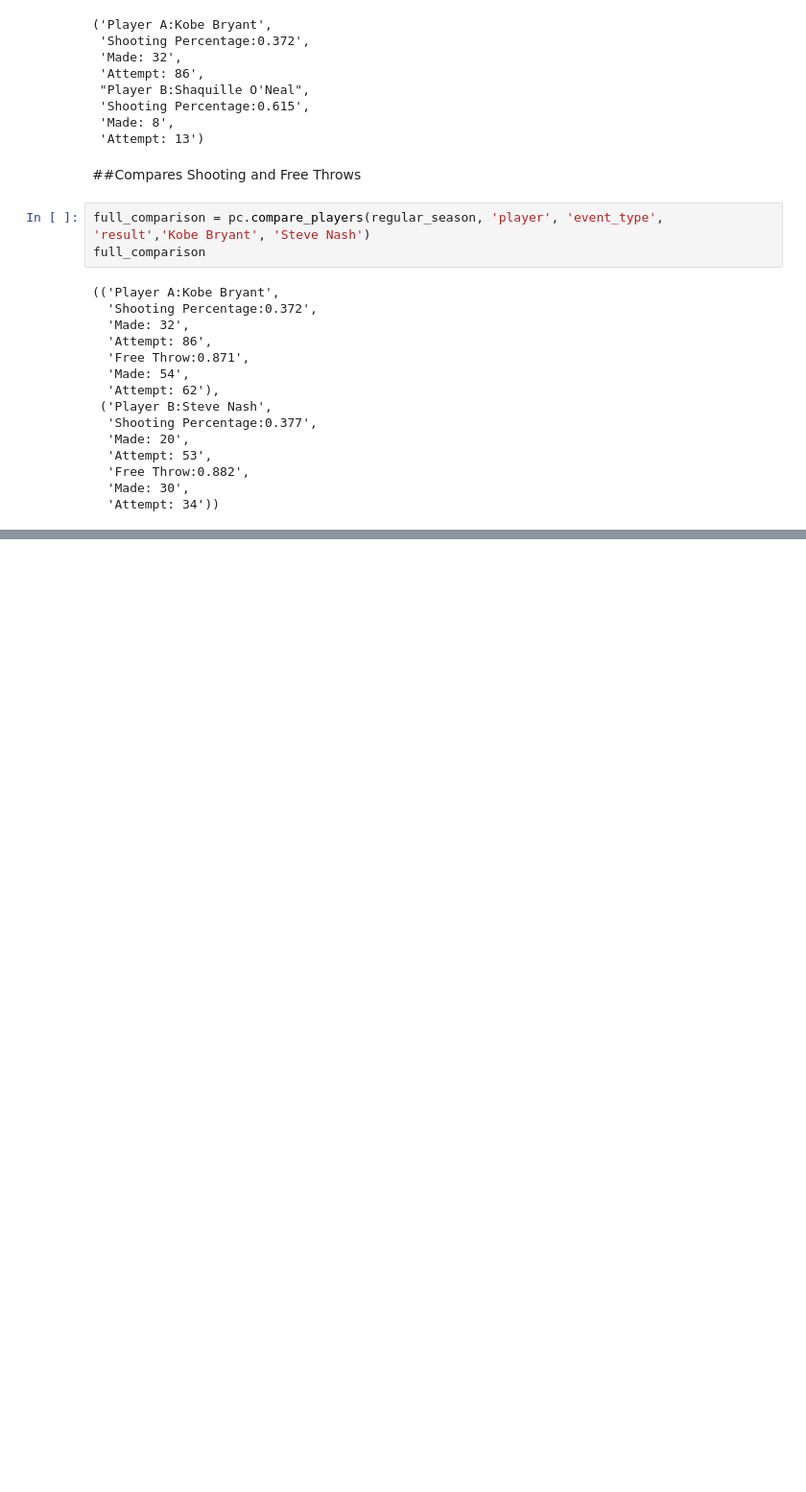
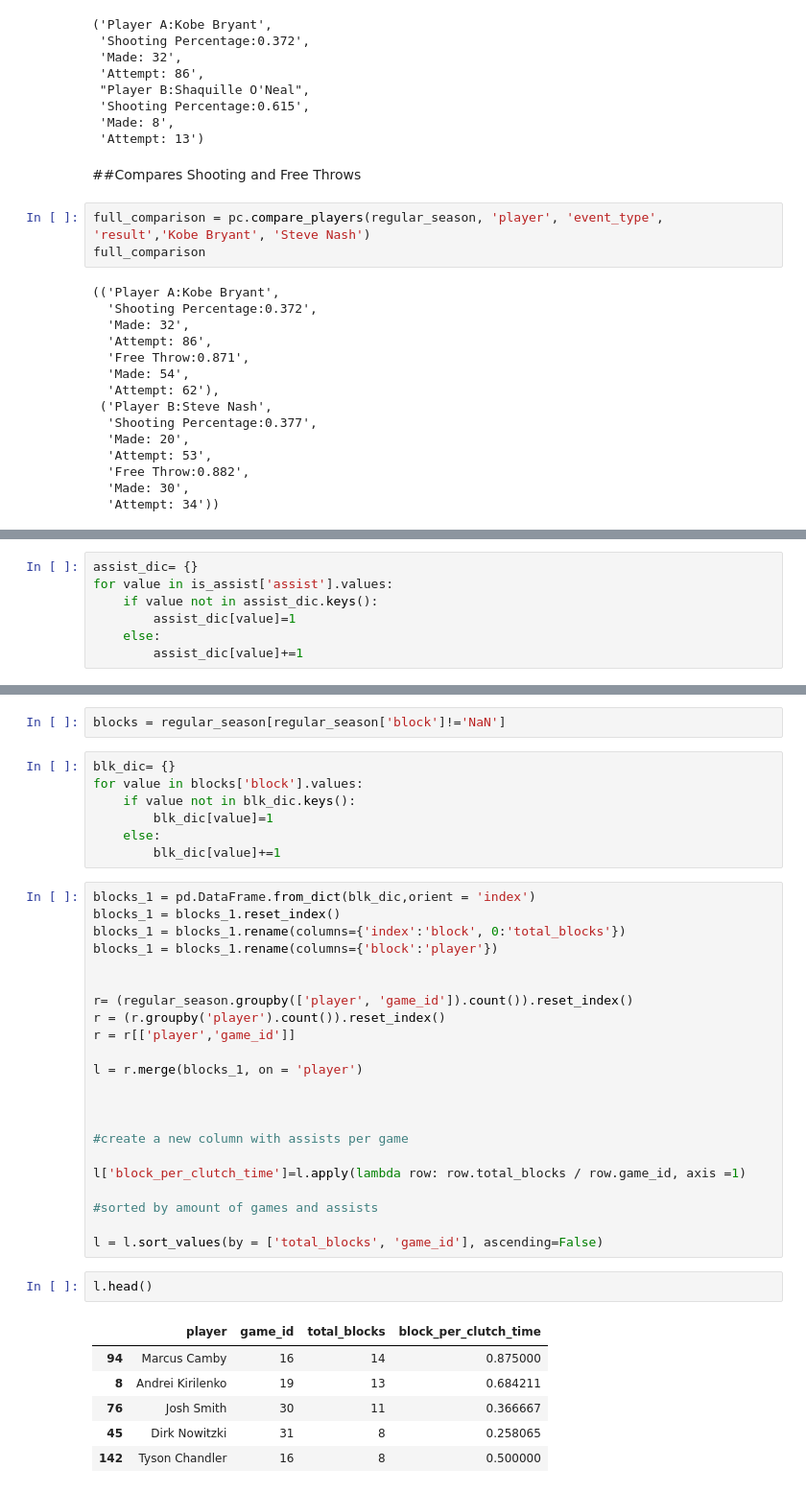
Before and after one commit to deepakchandi/clutch-baller, a Jupyter notebook: Practice(05-06 season).ipynb, the cells around one changed output, grey strips where cells are left out. Shown at 96% size. Cells and saved outputs as stored; diff of their text form; blank space fills up the shorter version.

```diff
--- a/Practice(05-06 season).ipynb
+++ b/Practice(05-06 season).ipynb
@@ -334,0 +213,7 @@ o_reb(regular_season)
+# %%
+assist_dic= {}
+for value in is_assist['assist'].values:
+    if value not in assist_dic.keys():
+        assist_dic[value]=1
+    else:
+        assist_dic[value]+=1
@@ -334,0 +245,40 @@ o_reb(regular_season)
+# %%
+blocks = regular_season[regular_season['block']!='NaN']
+# %%
+blk_dic= {}
+for value in blocks['block'].values:
+    if value not in blk_dic.keys():
+        blk_dic[value]=1
+    else:
+        blk_dic[value]+=1
+# %%
+blocks_1 = pd.DataFrame.from_dict(blk_dic,orient = 'index')
+blocks_1 = blocks_1.reset_index()
+blocks_1 = blocks_1.rename(columns={'index':'block', 0:'total_blocks'})
+blocks_1 = blocks_1.rename(columns={'block':'player'})
+
+
+r= (regular_season.groupby(['player', 'game_id']).count()).reset_index()
+r = (r.groupby('player').count()).reset_index()
+r = r[['player','game_id']]
+
+l = r.merge(blocks_1, on = 'player')
+
+
+
+#create a new column with assists per game
+
+l['block_per_clutch_time']=l.apply(lambda row: row.total_blocks / row.game_id, axis =1)
+
+#sorted by amount of games and assists
+
+l = l.sort_values(by = ['total_blocks', 'game_id'], ascending=False)
+# %%
+l.head()
+# %% [output]
+|  | player | game_id | total_blocks | block_per_clutch_time |
+| 94 | Marcus Camby | 16 | 14 | 0.875000 |
+| 8 | Andrei Kirilenko | 19 | 13 | 0.684211 |
+| 76 | Josh Smith | 30 | 11 | 0.366667 |
+| 45 | Dirk Nowitzki | 31 | 8 | 0.258065 |
+| 142 | Tyson Chandler | 16 | 8 | 0.500000 |
```
Also changed, not shown: parts of 37 cells of this notebook, 1 other file.
